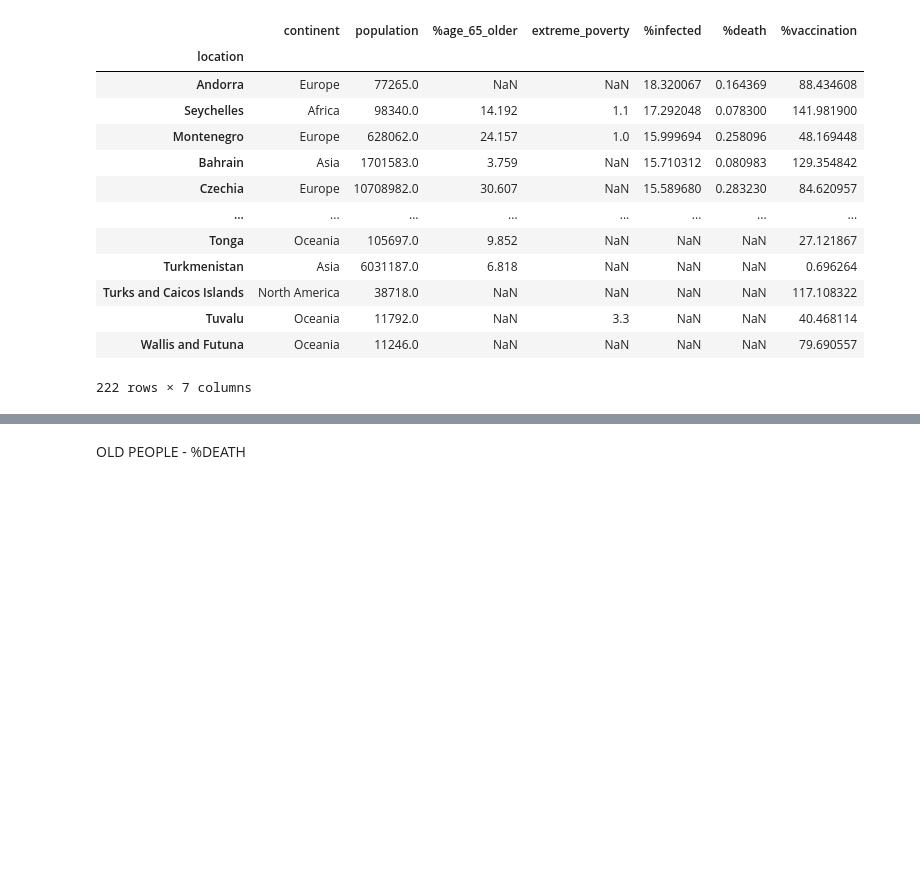
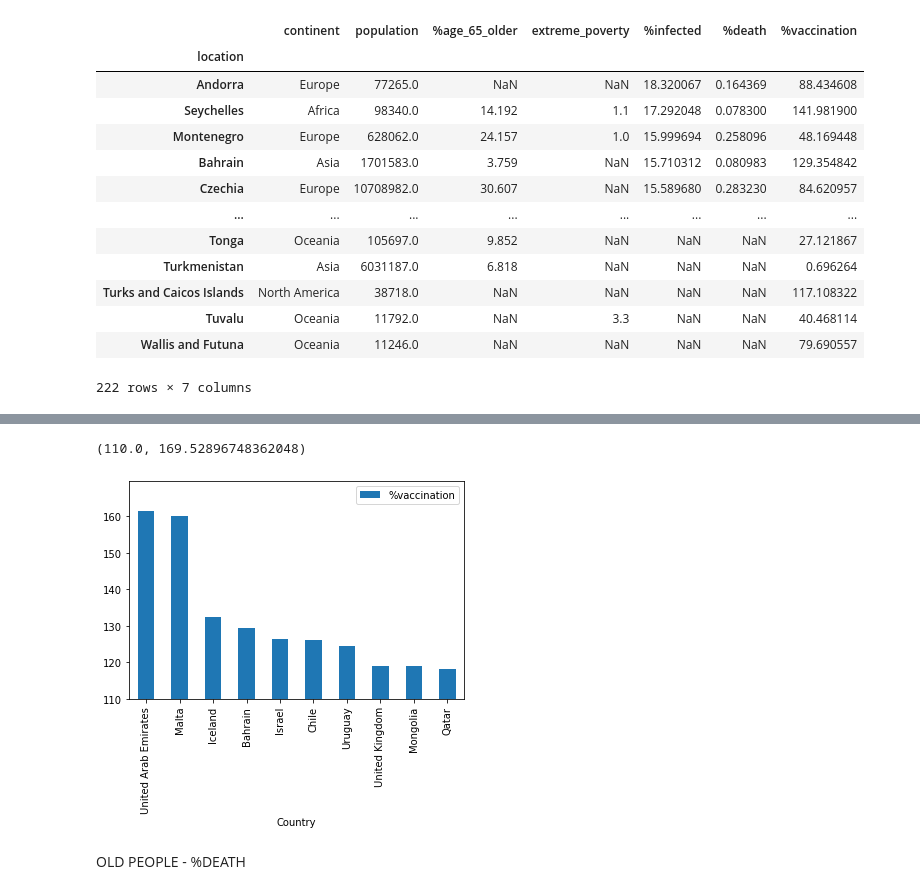
Before and after one commit to quocthainguyenle14/COVID-19-analytics, a Jupyter notebook: script.ipynb, the cells around one changed output, grey strips where cells are left out. Drawn from its saved outputs; the diff is of its cells as text; code cells hidden in the pictures; blank space fills up the shorter version.

```diff
--- a/script.ipynb
+++ b/script.ipynb
@@ -129,3 +128,10 @@ df_merge
+# %%
+top10country_vaccination= df_merge[['Country',"%vaccination"]]
+top10country_vaccination.sort_values(by="%vaccination",ascending=False).head(10).plot.bar(x='Country')
+plt.ylim(110)
+# %% [output]
+(110.0, 169.52896748362048)
+[figure, added]
 # %% [markdown]
 OLD PEOPLE - %DEATH
 # %%
```
Also changed, not shown: parts of 10 cells of this notebook.
